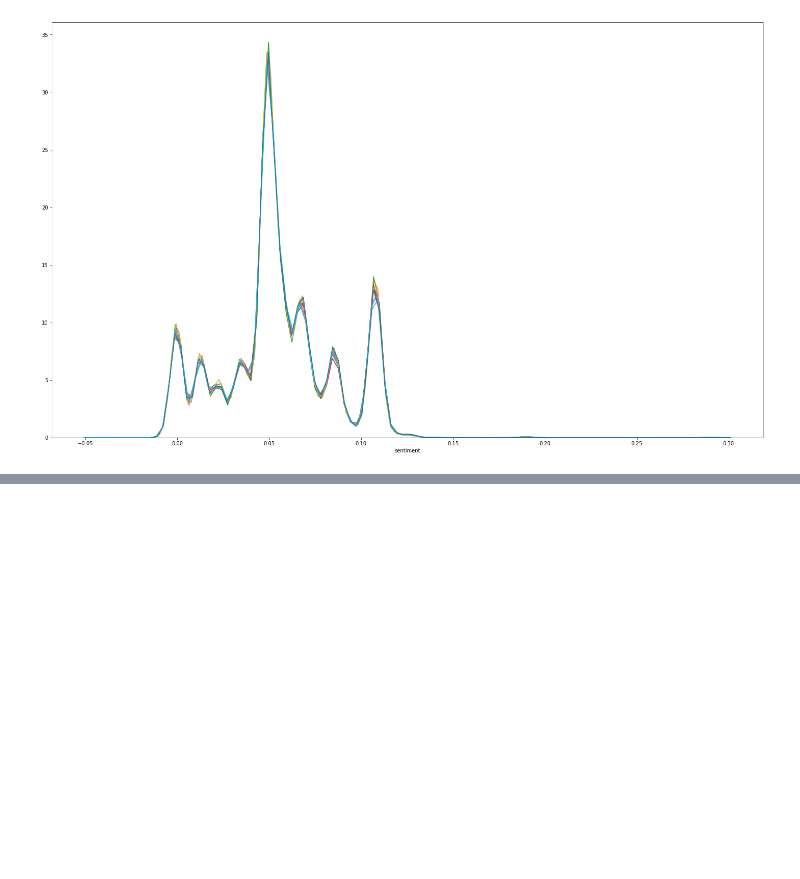
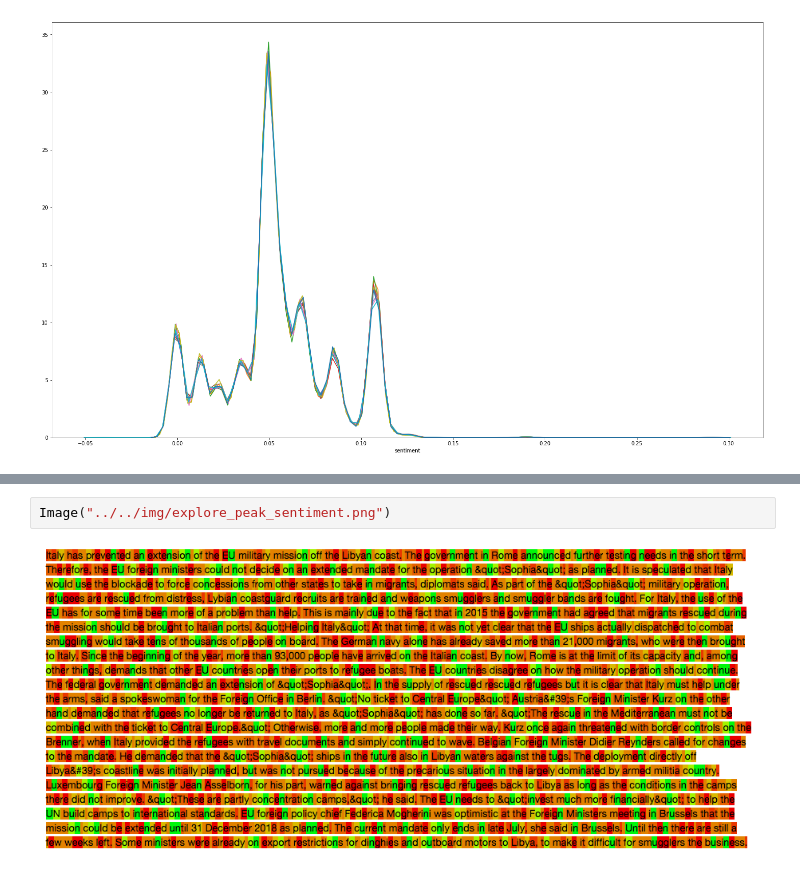
Before and after one commit to diazcelsa/NLP_politics_spiegel, a Jupyter notebook: notebooks/sentiment/Sentiment Anlysis in migration selected articles.ipynb, the cells around one changed output, grey strips where cells are left out. Saved outputs shown, nothing was run; the diff lists cells and outputs as text; blank space fills up the shorter version.

```diff
--- a/notebooks/sentiment/Sentiment Anlysis in migration selected articles.ipynb
+++ b/notebooks/sentiment/Sentiment Anlysis in migration selected articles.ipynb
@@ -265,0 +344,4 @@ for i in tmp_ordered.quarter.unique().tolist():
+# %%
+Image("../../img/explore_peak_sentiment.png")
+# %% [output]
+[figure, added]
```
Also changed, not shown: parts of 27 cells of this notebook, 5 other files.
